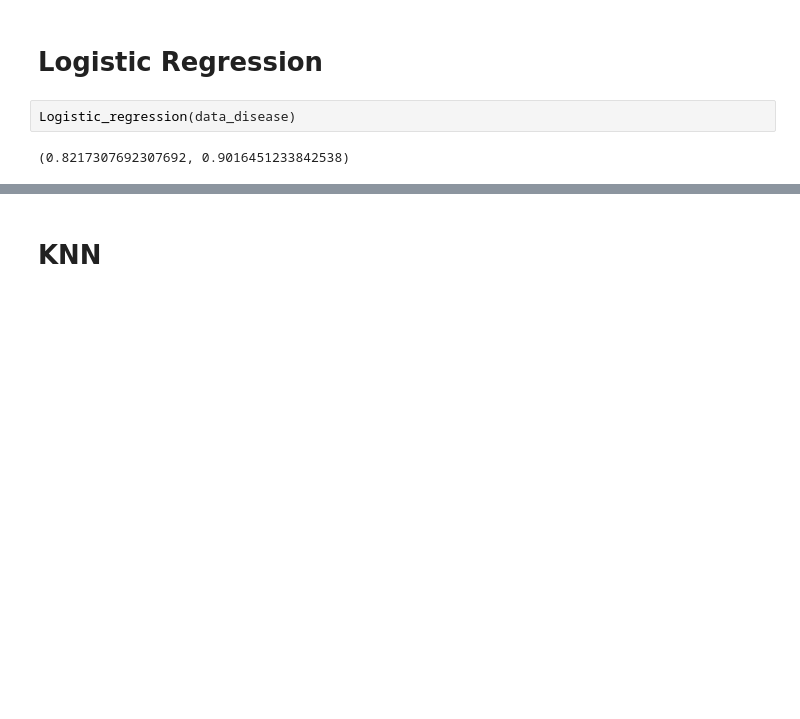
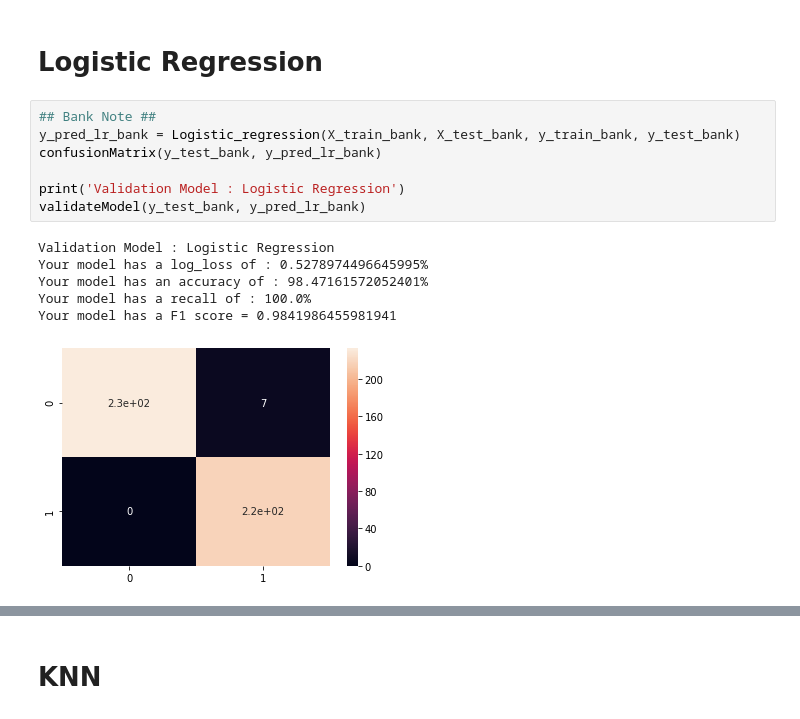
Before and after one commit to sellaziz/projet-ml-imta, a Jupyter notebook: binary-classification/BinaryClassificationProject.ipynb, the cells around one changed output, grey strips where cells are left out. Drawn from its saved outputs; the diff is of its cells as text; blank space fills up the shorter version.

Commit message:
Logistic Regression & Librarie update

```diff
--- a/binary-classification/BinaryClassificationProject.ipynb
+++ b/binary-classification/BinaryClassificationProject.ipynb
@@ -250,7 +239,17 @@ poly2
                  std: [0.10 0.10]
 # %% [markdown]
 # Logistic Regression
-# %%
-Logistic_regression(data_disease)
-# %% [output]
-(0.8217307692307692, 0.9016451233842538)
+# %%
+## Bank Note ##
+y_pred_lr_bank = Logistic_regression(X_train_bank, X_test_bank, y_train_bank, y_test_bank)
+confusionMatrix(y_test_bank, y_pred_lr_bank)
+
+print('Validation Model : Logistic Regression')
+validateModel(y_test_bank, y_pred_lr_bank)
+# %% [output]
+Validation Model : Logistic Regression
+Your model has a log_loss of : 0.5278974496645995%
+Your model has an accuracy of : 98.47161572052401%
+Your model has a recall of : 100.0%
+Your model has a F1 score = 0.9841986455981941
+[figure, added]
```
Also changed, not shown: parts of 15 cells of this notebook, 1 other file.
